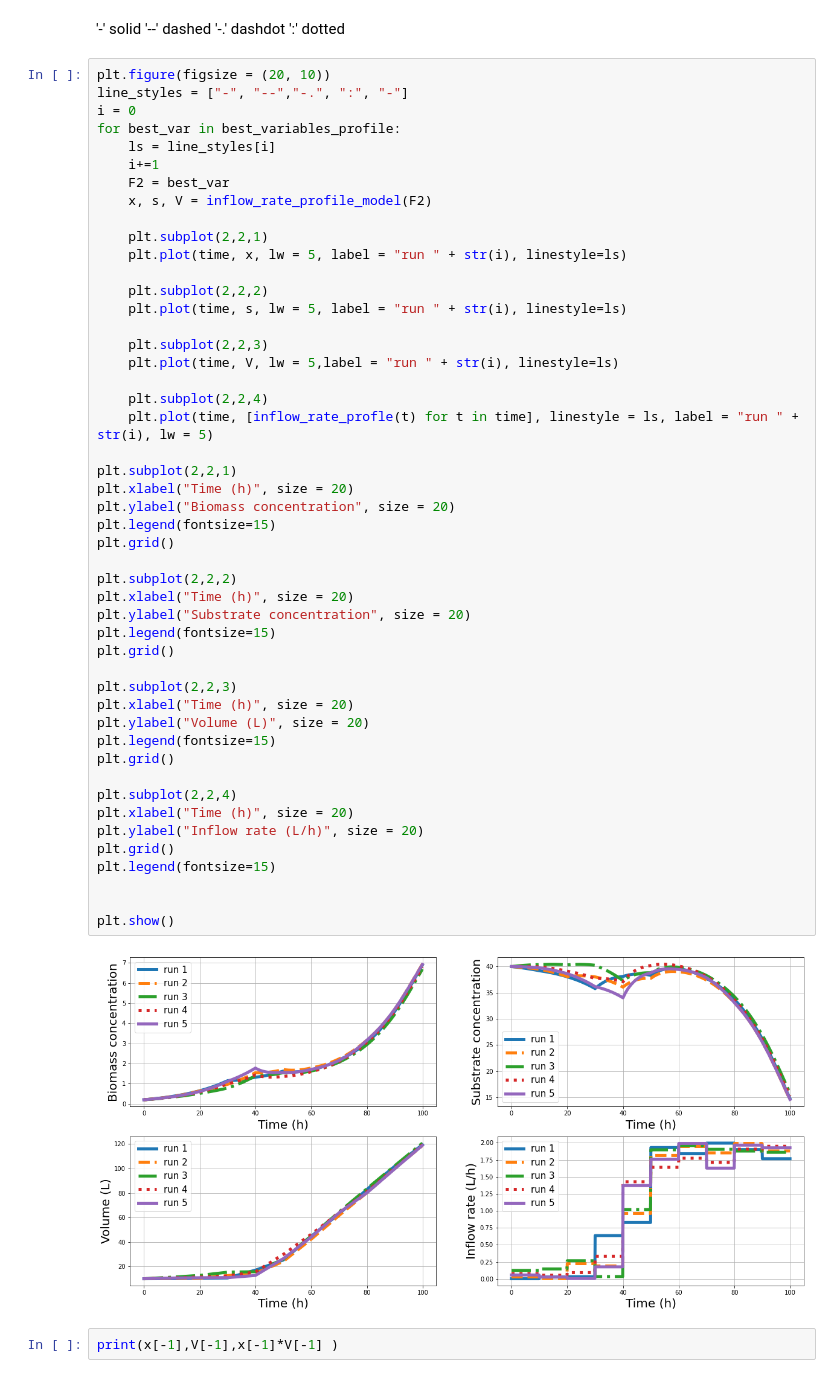
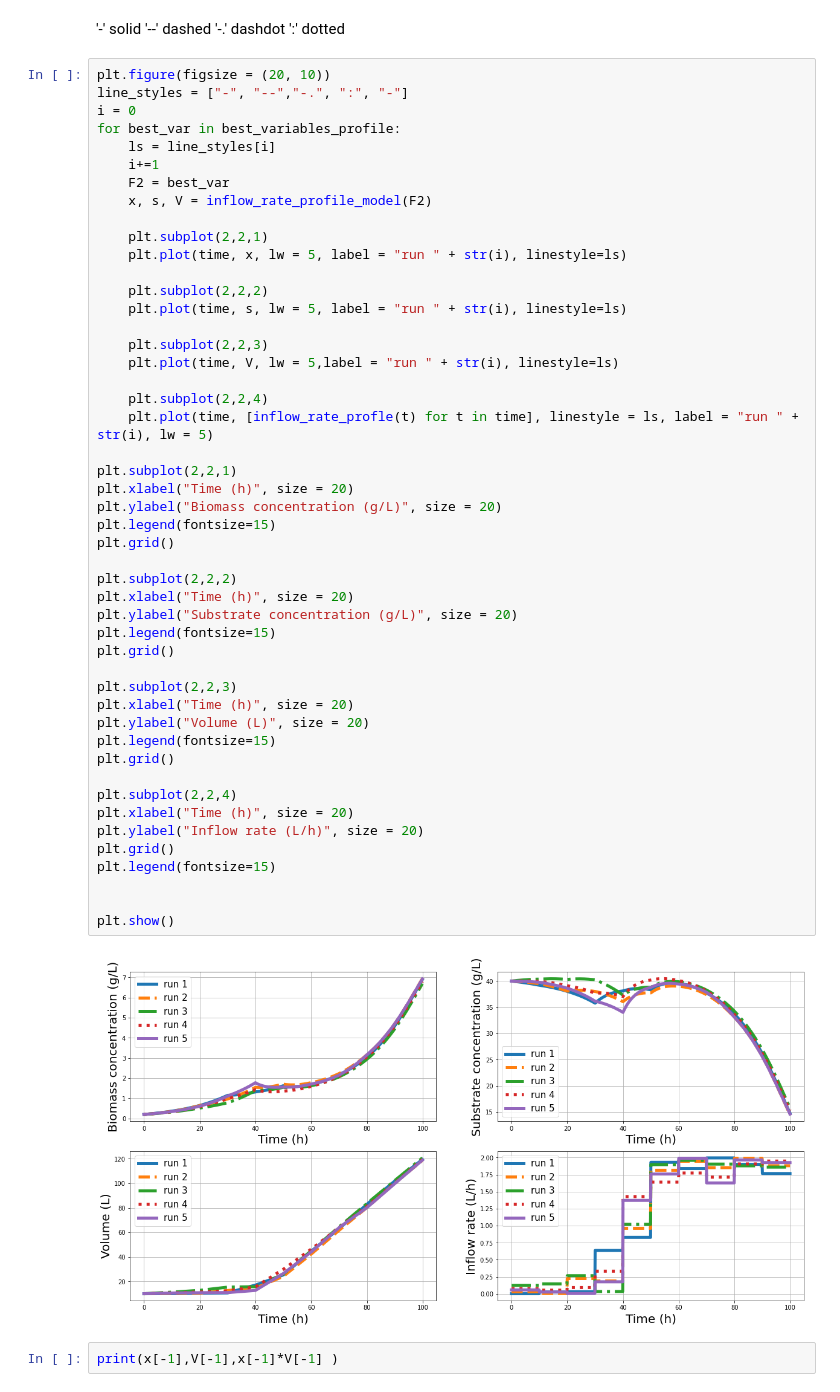
Before and after one commit to juanmggb/maestria, a Jupyter notebook: mc_fb_optimization/mc_fb_optimization.ipynb, the cells around one changed output. Cells and saved outputs as stored; diff of their text form.

```diff
--- a/mc_fb_optimization/mc_fb_optimization.ipynb
+++ b/mc_fb_optimization/mc_fb_optimization.ipynb
@@ -374,36 +374,36 @@ for best_var in best_variables_profile:
     plt.plot(time, V, lw = 5,label = "run " + str(i), linestyle=ls)
 
     plt.subplot(2,2,4)
     plt.plot(time, [inflow_rate_profle(t) for t in time], linestyle = ls, label = "run " + str(i), lw = 5)
 
 plt.subplot(2,2,1)
 plt.xlabel("Time (h)", size = 20)
-plt.ylabel("Biomass concentration", size = 20)
+plt.ylabel("Biomass concentration (g/L)", size = 20)
 plt.legend(fontsize=15)
 plt.grid()
 
 plt.subplot(2,2,2)
 plt.xlabel("Time (h)", size = 20)
-plt.ylabel("Substrate concentration", size = 20)
+plt.ylabel("Substrate concentration (g/L)", size = 20)
 plt.legend(fontsize=15)
 plt.grid()
 
 plt.subplot(2,2,3)
 plt.xlabel("Time (h)", size = 20)
 plt.ylabel("Volume (L)", size = 20)
 plt.legend(fontsize=15)
 plt.grid()
 
 plt.subplot(2,2,4)
 plt.xlabel("Time (h)", size = 20)
 plt.ylabel("Inflow rate (L/h)", size = 20)
 plt.grid()
 plt.legend(fontsize=15)
 
 
 plt.show()
 # %% [output]
-[figure, old version]
+[figure, new version]
 # %%
 print(x[-1],V[-1],x[-1]*V[-1] )
 # %% [output]
```
